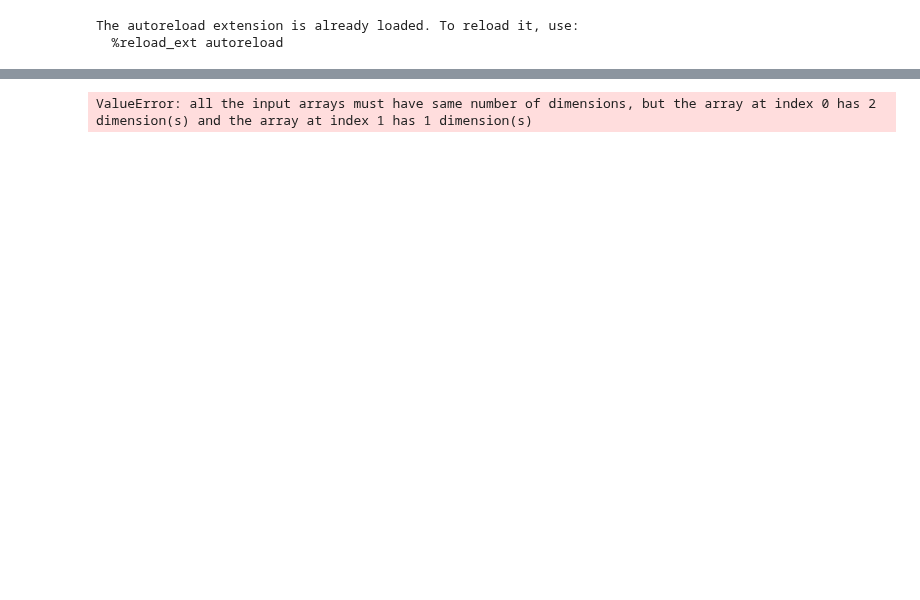
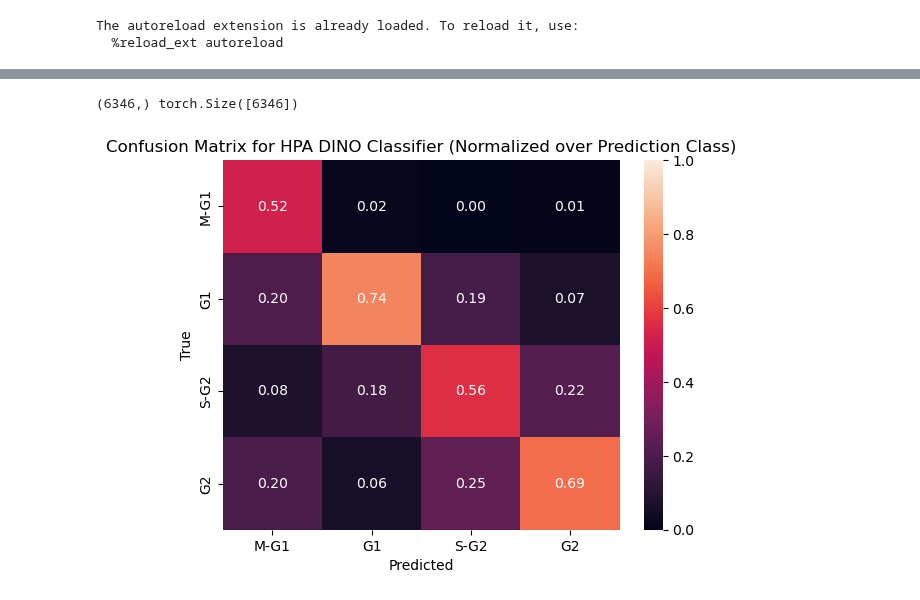
Before and after one commit to ishan-gaur/HPA_CC, a Jupyter notebook: scripts/cm_eval.ipynb, the cells around one changed output, grey strips where cells are left out. Drawn from its saved outputs; the diff is of its cells as text; code cells hidden in the pictures; blank space fills up the shorter version.

```diff
--- a/scripts/cm_eval.ipynb
+++ b/scripts/cm_eval.ipynb
@@ -167,39 +158,35 @@ for c in range(len(cutoffs) - 1):
-# %%
-if label_type == "phase":
-    preds_test = np.argmax(preds_test, axis=1)
-    labels_test = np.argmax(labels_test, axis=1)
-    print(preds_test.shape, labels_test.shape)
-elif label_type == "angle":
-    NUM_COMPONENTS, NUM_CLASSES = 7, 4
-    gmm = BayesianGaussianMixture(n_components=7, covariance_type='full', n_init=10)
-    gmm.fit(std_full_angles.reshape(-1, 1))
-
-    def full_comp_to_class(comp):
-        sorted_idx = list(np.argsort(gmm.means_.flatten()))
-        if sorted_idx.index(comp) == 0:
-            return 0
-        return ((sorted_idx.index(comp) - 1) // 2) + 1
-
-    class_likelihoods = np.zeros((len(std_full_std_int), NUM_CLASSES))
-    likelihoods = gmm._estimate_weighted_log_prob(std_full_angles.reshape(-1, 1))
-    for comp in range(gmm.n_components):
-        cell_idx = class_likelihoods[:, full_comp_to_class(comp)]
-        class_likelihoods[:, full_comp_to_class(comp)] = np.log(np.exp(cell_idx) + np.exp(likelihoods[:, comp]))
-
-    pseudotime_class = np.argmax(class_likelihoods, axis=1)
+# %%
+if label_type == "phase":
+    preds_test = np.argmax(preds_test, axis=1)
+    labels_test = np.argmax(labels_test, axis=1)
+    pred_phase_test = preds_test
+    label_phase_test = labels_test
+    print(preds_test.shape, labels_test.shape)
+else:
+    pred_labels_test = np.zeros_like(preds_test)
+    pred_pseudo_test = PseudoRegressor.angle_to_pseudo(torch.Tensor(preds_test)).numpy()
+    for c in range(len(cutoffs) - 1):
+        pred_labels_test[(pred_pseudo_test < cutoffs[c+1]) & (pred_pseudo_test > cutoffs[c])] = c
+    pred_phase_test = pred_labels_test
+    label_phase_test = np.argmax(phase_labels_test, axis=1)
+    print(cutoffs)
+    print(pred_pseudo_test)
+    print(pred_phase_test)
+# %% [output]
+(6346,) torch.Size([6346])
 # %%
 filler = np.arange(len(classes))
-preds_ = np.concatenate((preds_test, filler))
-labels_ = np.concatenate((labels_test, filler))
+preds_ = np.concatenate((pred_phase_test.flatten(), filler))
+labels_ = np.concatenate((label_phase_test.flatten(), filler))
 cm = confusion_matrix(labels_, preds_).astype(np.float32)
 cm = cm - np.identity(len(classes))
 cm = cm / np.sum(cm, axis=0, keepdims=True)
 ax = sns.heatmap(cm, annot=True, fmt=".2f", vmin=0, vmax=1.0)
 ax.set_xlabel("Predicted")
 ax.xaxis.set_ticklabels(classes)
 ax.set_ylabel("True")
 ax.yaxis.set_ticklabels(classes)
 plt.title(f"Confusion Matrix for {model_name} (Normalized over Prediction Class)")
 plt.show()
 # %% [output]
-ValueError: all the input arrays must have same number of dimensions, but the array at index 0 has 2 dimension(s) and the array at index 1 has 1 dimension(s)
+[figure, added]
```
Also changed, not shown: parts of 9 cells of this notebook.
